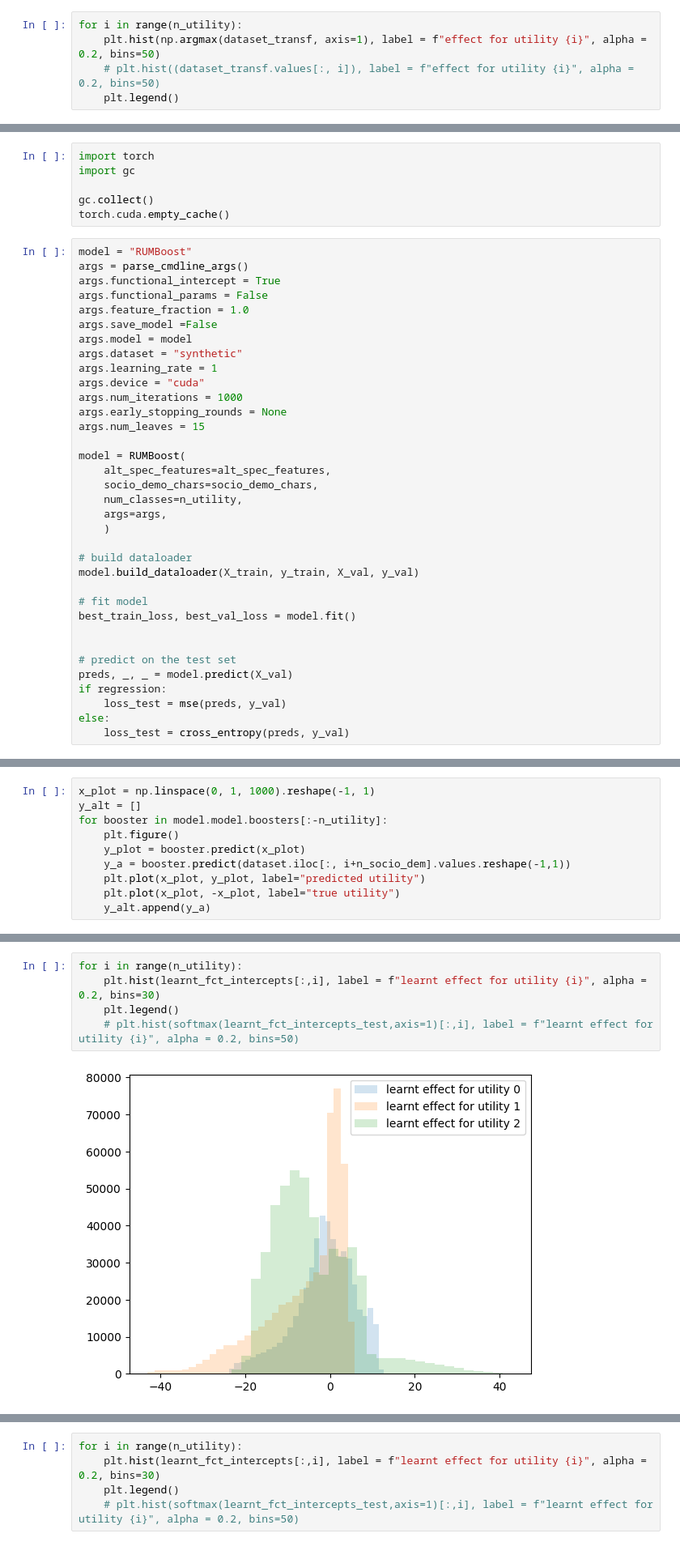
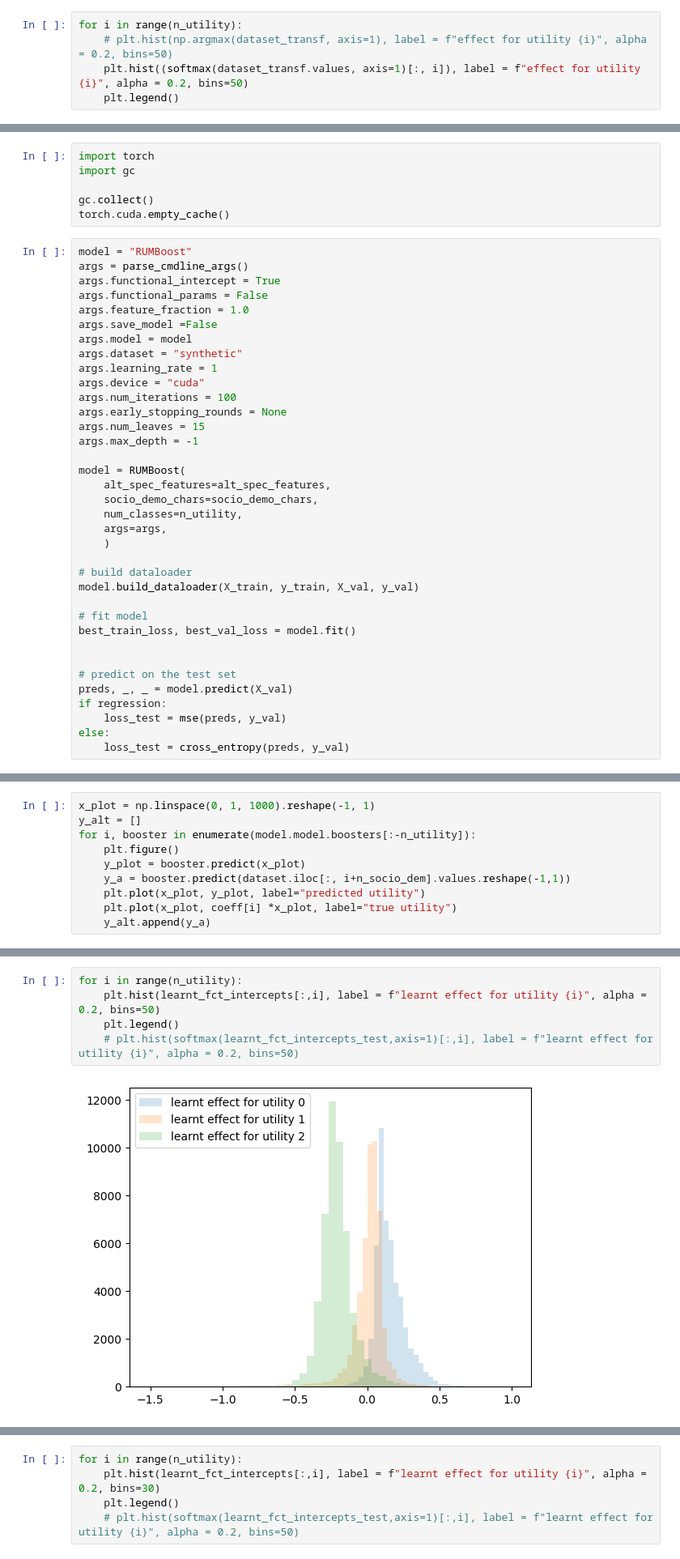
Before and after one commit to big-ucl/functional-effects-model, a Jupyter notebook: src/simple_reproducible_example.ipynb, the cells around one changed output, grey strips where cells are left out. Shown at 81% size. Drawn from its saved outputs; the diff is of its cells as text.

```diff
--- a/src/simple_reproducible_example.ipynb
+++ b/src/simple_reproducible_example.ipynb
@@ -247,6 +247,6 @@ dataset_transf
 # %%
 for i in range(n_utility):
-    plt.hist(np.argmax(dataset_transf, axis=1), label = f"effect for utility {i}", alpha = 0.2, bins=50)
-    # plt.hist((dataset_transf.values[:, i]), label = f"effect for utility {i}", alpha = 0.2, bins=50)
+    # plt.hist(np.argmax(dataset_transf, axis=1), label = f"effect for utility {i}", alpha = 0.2, bins=50)
+    plt.hist((softmax(dataset_transf.values, axis=1)[:, i]), label = f"effect for utility {i}", alpha = 0.2, bins=50)
     plt.legend()
 # %% [output]
@@ -282,9 +282,10 @@ args.model = model
 args.dataset = "synthetic"
 args.learning_rate = 1
 args.device = "cuda"
-args.num_iterations = 1000
+args.num_iterations = 100
 args.early_stopping_rounds = None
 args.num_leaves = 15
+args.max_depth = -1
 
 model = RUMBoost(
     alt_spec_features=alt_spec_features,
@@ -327,11 +328,11 @@ Using torch tensors on cuda
 # %%
 x_plot = np.linspace(0, 1, 1000).reshape(-1, 1)
 y_alt = []
-for booster in model.model.boosters[:-n_utility]:
+for i, booster in enumerate(model.model.boosters[:-n_utility]):
     plt.figure()
     y_plot = booster.predict(x_plot)
     y_a = booster.predict(dataset.iloc[:, i+n_socio_dem].values.reshape(-1,1))
     plt.plot(x_plot, y_plot, label="predicted utility")
-    plt.plot(x_plot, -x_plot, label="true utility")
+    plt.plot(x_plot, coeff[i] *x_plot, label="true utility")
     y_alt.append(y_a)
 # %% [output]
@@ -365,10 +366,10 @@ Test Loss: 0.05689608935113697
 # %%
 for i in range(n_utility):
-    plt.hist(learnt_fct_intercepts[:,i], label = f"learnt effect for utility {i}", alpha = 0.2, bins=30)
+    plt.hist(learnt_fct_intercepts[:,i], label = f"learnt effect for utility {i}", alpha = 0.2, bins=50)
     plt.legend()
     # plt.hist(softmax(learnt_fct_intercepts_test,axis=1)[:,i], label = f"learnt effect for utility {i}", alpha = 0.2, bins=50)
 # %% [output]
-[figure, old version]
+[figure, new version]
 # %%
 import lightgbm as lgb
 
```
Also changed, not shown: parts of 8 cells of this notebook.
